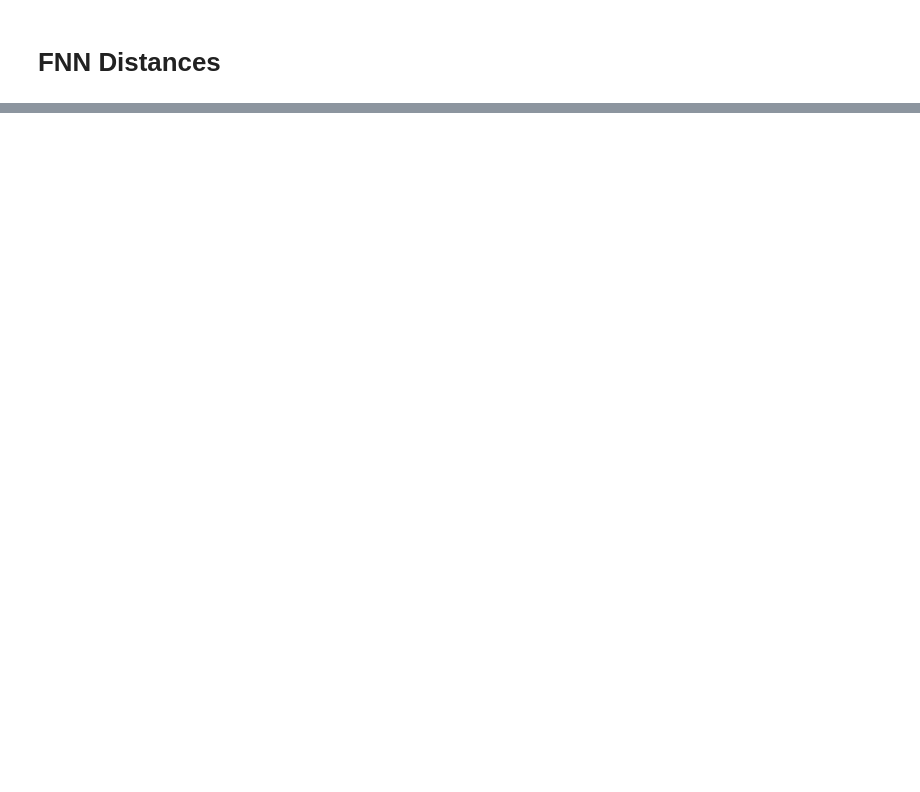
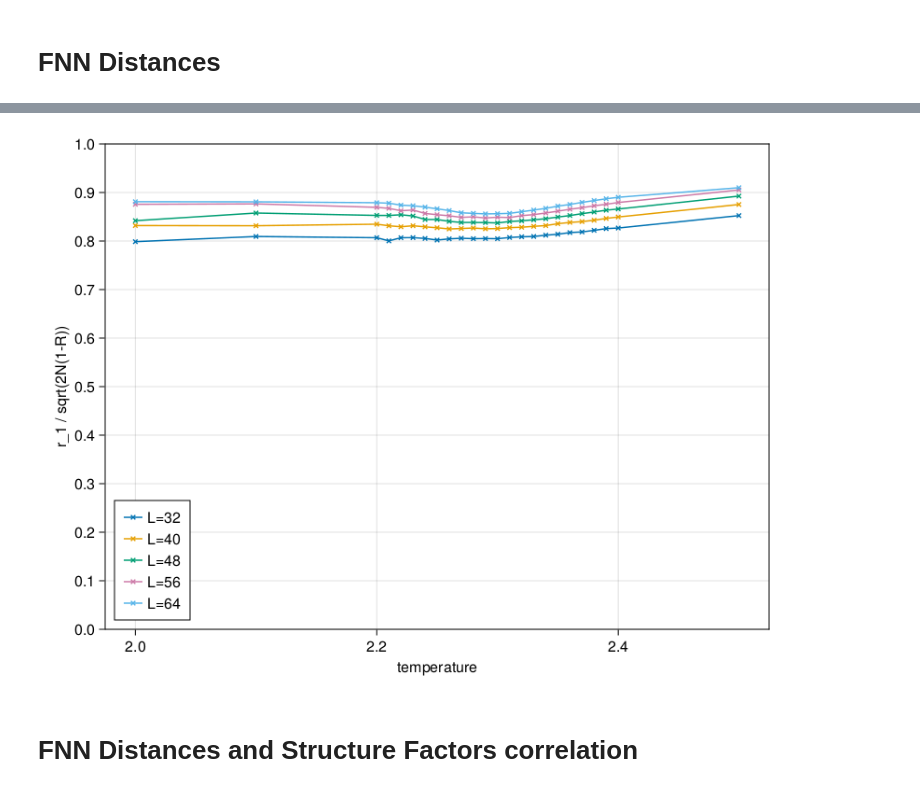
Before and after one commit to JaydevSR/ising-xy-distances-study, a Jupyter notebook: simulations/ising/fnn_structure_factors_analysis.ipynb, the cells around one changed output, grey strips where cells are left out. Saved outputs shown, nothing was run; the diff lists cells and outputs as text; code cells hidden in the pictures; blank space fills up the shorter version.

```diff
--- a/simulations/ising/fnn_structure_factors_analysis.ipynb
+++ b/simulations/ising/fnn_structure_factors_analysis.ipynb
@@ -104,0 +109,20 @@ f3
+# %%
+f4 = Figure()
+ax4 = Axis(f4[1, 1], xlabel="temperature", ylabel="r_1 / sqrt(2N(1-R))")
+
+for idx in eachindex(lattice_sizes)
+    dists = @view fnn_dists[:, idx]
+    sfs = @view struc_facs[:, idx]
+    L = lattice_sizes[idx]
+    qty = dists ./ sqrt.(2L^2 .* (1 .- sfs))
+    scatterlines!(ax4, temps, qty, marker=:xcross, label="L=$(lattice_sizes[idx])")
+end
+ax4.yticks = [0, 0.1, 0.2, 0.3, 0.4, 0.5, 0.6, 0.7, 0.8, 0.9, 1]
+ylims!(ax4, 0, 1)
+axislegend(ax4, position=:lb)
+# save("mean-fnn-scaled-plot.pdf", f4)
+f4
+# %% [output]
+[figure, added]
+# %% [markdown]
+# FNN Distances and Structure Factors correlation
```
Also changed, not shown: parts of 7 cells of this notebook, 3 other files.
